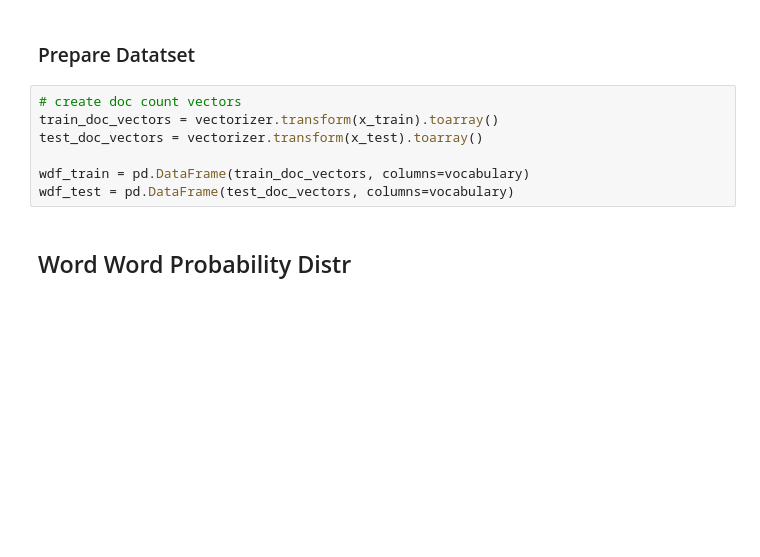
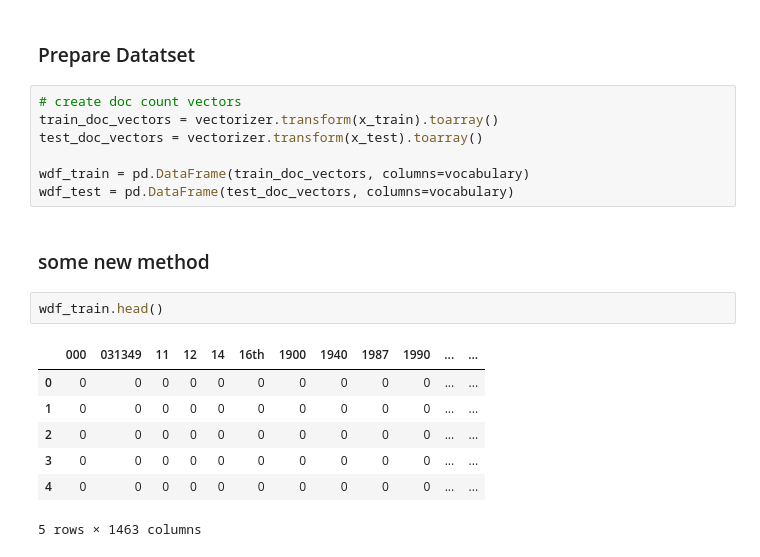
Before and after one commit to iamr0b0tx/topic_modeler, a Jupyter notebook: topic_modeler.ipynb, the cells around one changed output. Saved outputs shown, nothing was run; the diff lists cells and outputs as text; blank space fills up the shorter version.

```diff
--- a/topic_modeler.ipynb
+++ b/topic_modeler.ipynb
@@ -217,5 +153,15 @@ test_doc_vectors = vectorizer.transform(x_test).toarray()
 
 wdf_train = pd.DataFrame(train_doc_vectors, columns=vocabulary)
 wdf_test = pd.DataFrame(test_doc_vectors, columns=vocabulary)
-# %% [markdown]
-## Word Word Probability Distr
+# %% [markdown]
+### some new method
+# %%
+wdf_train.head()
+# %% [output]
+|  | 000 | 031349 | 11 | 12 | 14 | 16th | 1900 | 1940 | 1987 | 1990 | ... | ... |
+| 0 | 0 | 0 | 0 | 0 | 0 | 0 | 0 | 0 | 0 | 0 | ... | ... |
+| 1 | 0 | 0 | 0 | 0 | 0 | 0 | 0 | 0 | 0 | 0 | ... | ... |
+| 2 | 0 | 0 | 0 | 0 | 0 | 0 | 0 | 0 | 0 | 0 | ... | ... |
+| 3 | 0 | 0 | 0 | 0 | 0 | 0 | 0 | 0 | 0 | 0 | ... | ... |
+| 4 | 0 | 0 | 0 | 0 | 0 | 0 | 0 | 0 | 0 | 0 | ... | ... |
+5 rows × 1463 columns
```
Also changed, not shown: parts of 24 cells of this notebook.
